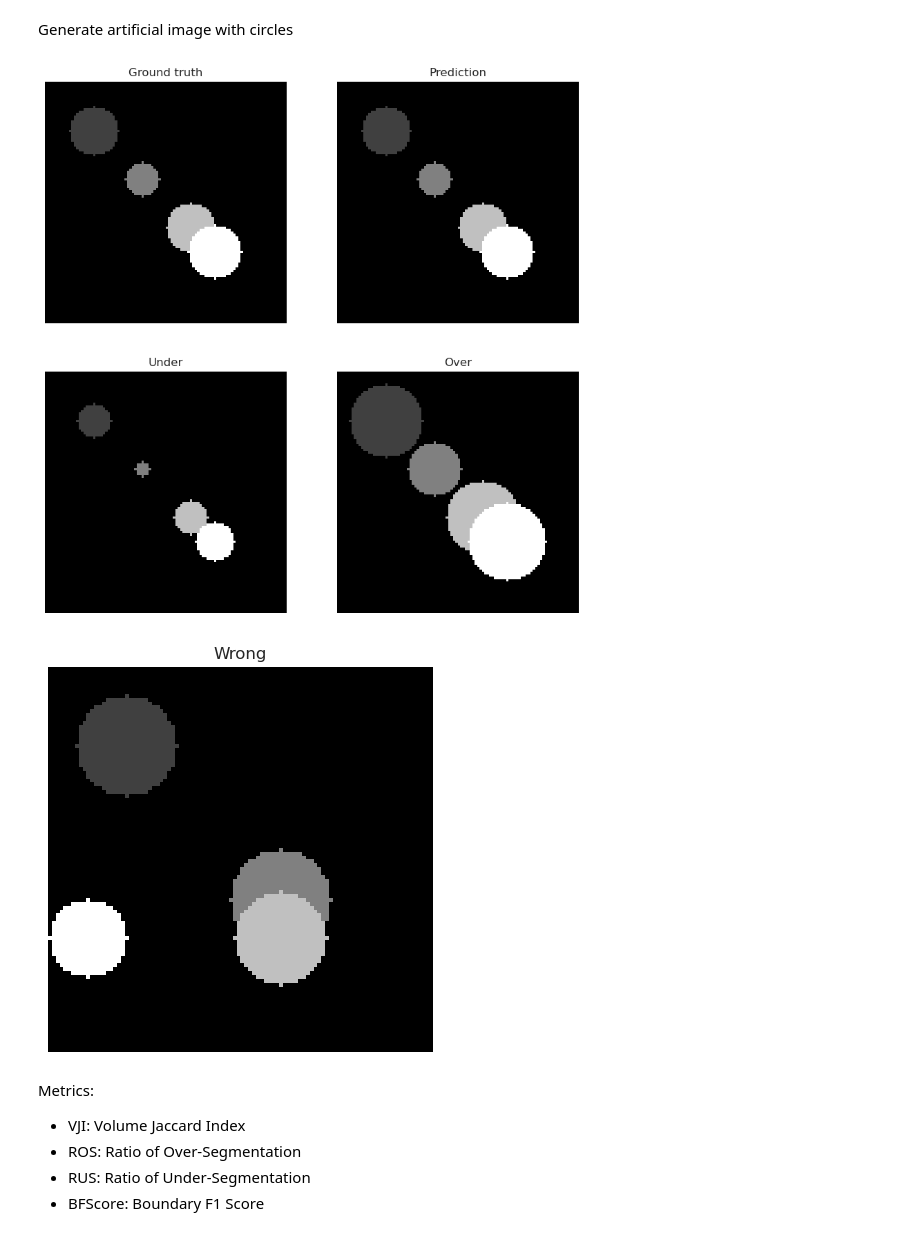
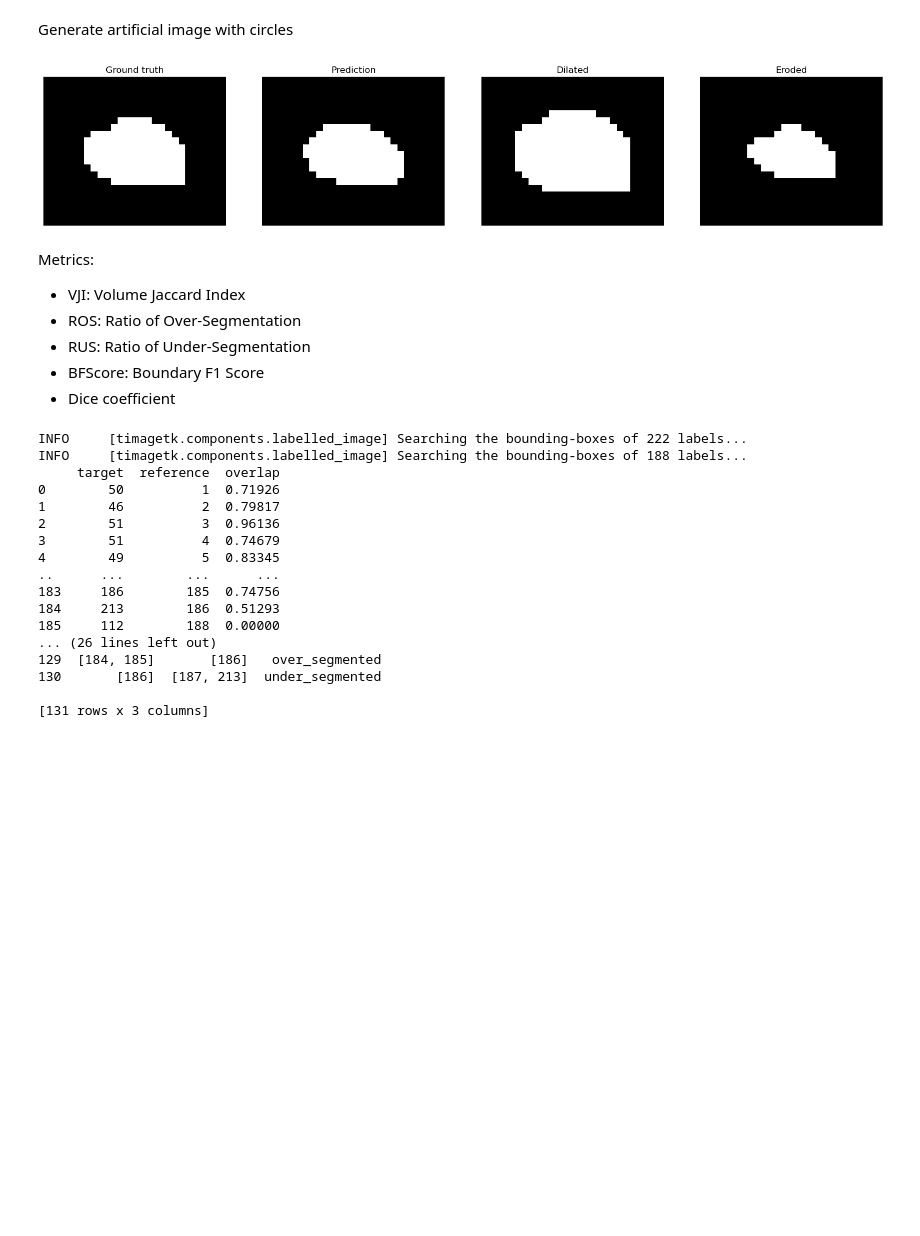
Before and after one commit to ignacio-ms/PyMorph, a Jupyter notebook: notebooks/2.6.0-qa_test.ipynb, the cells around one changed output. Cells and saved outputs as stored; diff of their text form; code cells hidden in the pictures; blank space fills up the shorter version.

Commit message:
Seg stats

```diff
--- a/notebooks/2.6.0-qa_test.ipynb
+++ b/notebooks/2.6.0-qa_test.ipynb
@@ -95,20 +26,22 @@ def generate_pred(type='perfect'):
 # %%
-gt = generate_gt()
-pred_perfect = generate_pred('perfect')
-pred_under = generate_pred('under')
-pred_over = generate_pred('over')
-pred_wrong = generate_pred('wrong')
+img_gt = imaging.read_image('../nuclei_segmentation/crop_gt.tif')
+img_pred = imaging.read_image('../nuclei_segmentation/crop_pred.tif')
 
-plt.figure(figsize=(10, 10))
-plt.subplot(2, 2, 1); plt.imshow(gt, cmap='gray'); plt.title('Ground truth'); plt.axis('off')
-plt.subplot(2, 2, 2); plt.imshow(pred_perfect, cmap='gray'); plt.title('Prediction'); plt.axis('off')
-plt.subplot(2, 2, 3); plt.imshow(pred_under, cmap='gray'); plt.title('Under'); plt.axis('off')
-plt.subplot(2, 2, 4); plt.imshow(pred_over, cmap='gray'); plt.title('Over'); plt.axis('off')
+img_dilated = np.swapaxes(np.swapaxes([
+    cv2.dilate(img_gt[..., z], np.ones((3, 3), np.uint8), iterations=1)
+    for z in range(img_gt.shape[-1])
+], 0, 2), 0, 1)
+
+img_eroded = np.swapaxes(np.swapaxes([
+    cv2.erode(img_gt[..., z], np.ones((3, 3), np.uint8), iterations=1)
+    for z in range(img_gt.shape[-1])
+], 0, 2), 0, 1)
+
+plt.figure(figsize=(20, 5))
+plt.subplot(1, 4, 1); plt.imshow(img_gt[..., 23], cmap='gray'); plt.title('Ground truth'); plt.axis('off')
+plt.subplot(1, 4, 2); plt.imshow(img_pred[..., 23], cmap='gray'); plt.title('Prediction'); plt.axis('off')
+plt.subplot(1, 4, 3); plt.imshow(img_dilated[..., 23], cmap='gray'); plt.title('Dilated'); plt.axis('off')
+plt.subplot(1, 4, 4); plt.imshow(img_eroded[..., 23], cmap='gray'); plt.title('Eroded'); plt.axis('off')
 plt.show()
-
-plt.figure(figsize=(5, 5))
-plt.imshow(pred_wrong, cmap='gray'); plt.title('Wrong'); plt.axis('off')
-plt.show()
 # %% [output]
-[figure, old version]
+[figure, new version]
-[figure, removed]
@@ -118,3 +54,4 @@ Metrics:
 - ROS: Ratio of Over-Segmentation
 - RUS: Ratio of Under-Segmentation
 - BFScore: Boundary F1 Score
+- Dice coefficient
@@ -120,0 +479,22 @@ Metrics:
+# %%
+print(dice_coef(img_gt, img_pred))
+print(jaccard_index(img_gt, img_pred))
+print(segmentation_stats(img_gt, img_pred, verbose=True))
+# %% [output]
+INFO     [timagetk.components.labelled_image] Searching the bounding-boxes of 222 labels...
+INFO     [timagetk.components.labelled_image] Searching the bounding-boxes of 188 labels...
+     target  reference  overlap
+0        50          1  0.71926
+1        46          2  0.79817
+2        51          3  0.96136
+3        51          4  0.74679
+4        49          5  0.83345
+..      ...        ...      ...
+183     186        185  0.74756
+184     213        186  0.51293
+185     112        188  0.00000
+... (26 lines left out)
+129  [184, 185]       [186]   over_segmented
+130       [186]  [187, 213]  under_segmented
+
+[131 rows x 3 columns]
```
Also changed, not shown: parts of 18 cells of this notebook, 2 other files.
